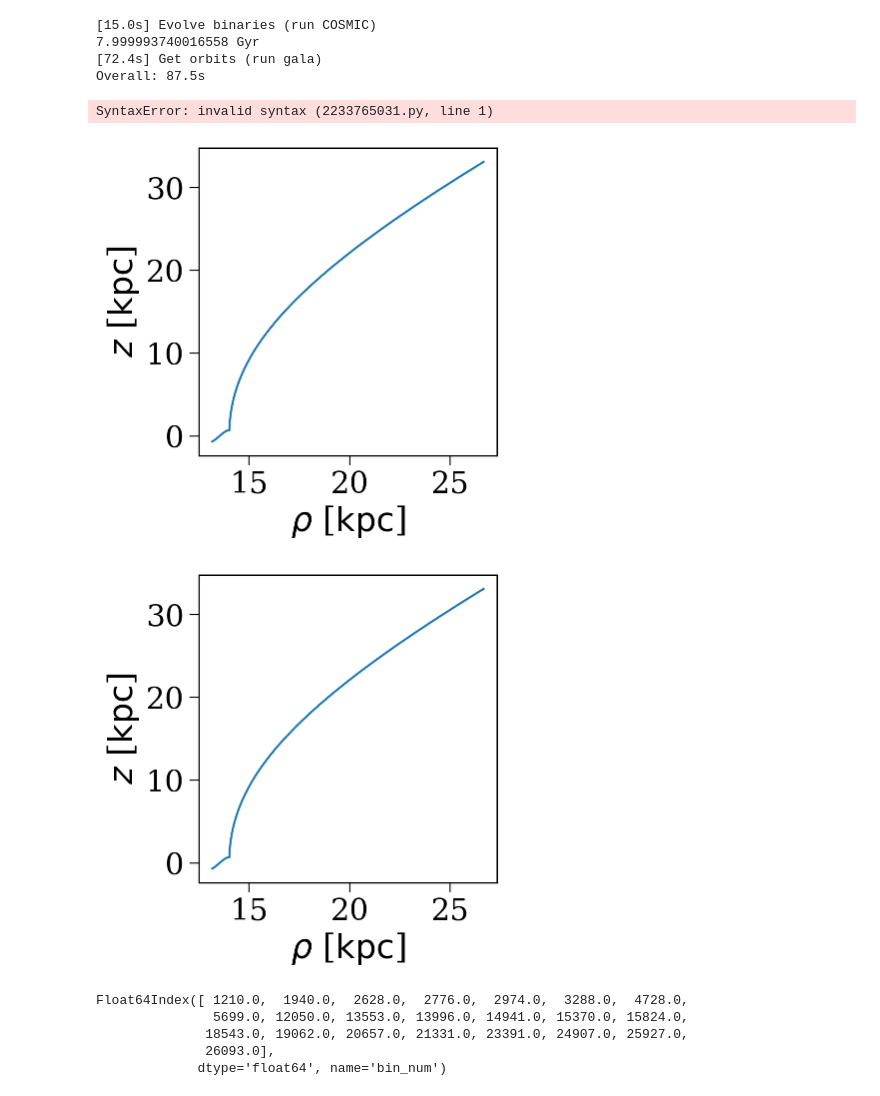
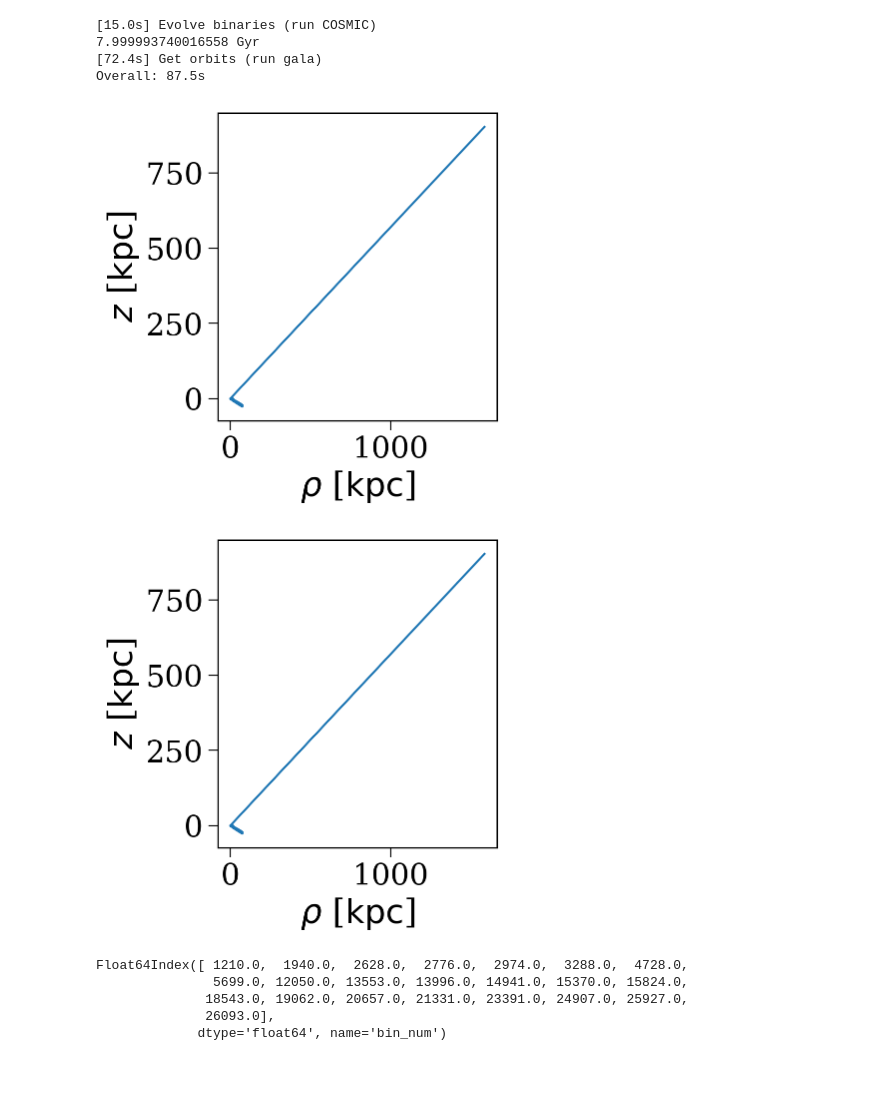
Before and after one commit to TomWagg/cogsworth, a Jupyter notebook: scratch.ipynb, the cells around one changed output. Saved outputs shown, nothing was run; the diff lists cells and outputs as text; code cells hidden in the pictures.

Commit message:
more grid plots

```diff
--- a/scratch.ipynb
+++ b/scratch.ipynb
@@ -78,15 +78,11 @@ finalPSP_df = pd.DataFrame(data=np.array(finalPSP), columns=["bin_num", "x_1", "
 final_binaries = finalPSP_df.merge(final_bpp, on="bin_num").set_index("bin_num")
 # %%
 import gala.potential as gp
-# %%
-gp.MilkyWayPotential().
-# %% [output]
-SyntaxError: invalid syntax (2233765031.py, line 1)
 # %%
-orbits[20657][:200].represent_as("cylindrical").plot(["rho", "z"])
+orbits[13426][:10000].represent_as("cylindrical").plot(["rho", "z"])
 # %% [output]
-[figure, old version]
+[figure, new version]
-[figure, old version]
+[figure, new version]
 # %%
 final_binaries[(final_binaries["z_1"] > 1e6) & kicked].index
 # %% [output]
```
Also changed, not shown: parts of 7 cells of this notebook.
